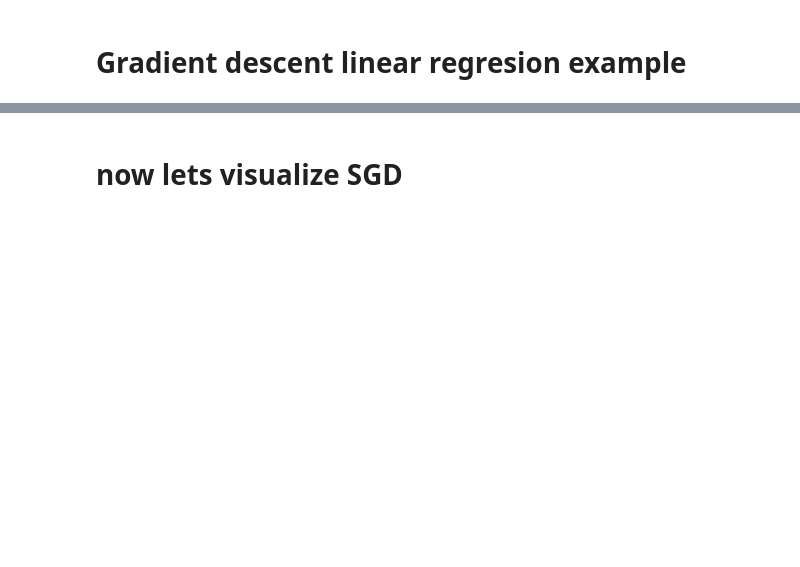
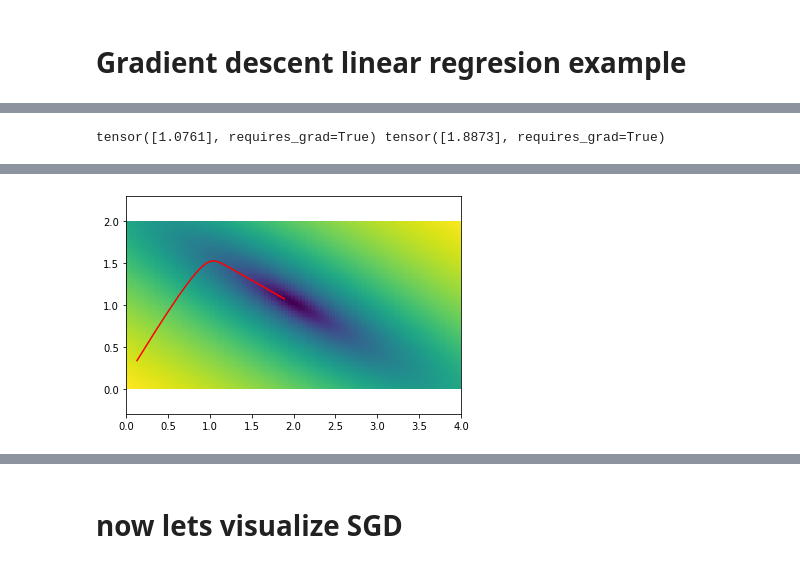
Before and after one commit to rstager/ARoboCar, a Jupyter notebook: pytorch_tutorial1.ipynb, the cells around one changed output, grey strips where cells are left out. Saved outputs shown, nothing was run; the diff lists cells and outputs as text; code cells hidden in the pictures; blank space fills up the shorter version.

```diff
--- a/pytorch_tutorial1.ipynb
+++ b/pytorch_tutorial1.ipynb
@@ -257,0 +400,22 @@ HTML(animation.ArtistAnimation(fig, artists,interval=50, blit=True,repeat_delay=
+# %%
+def trajectory_hook(artists,model,grid,X,Y):
+  artists.clear()
+  trajectory=[]
+  #pre compute the background to save time
+  background=plt.pcolor(grid[0,:,1],grid[:,0,0],torchmap(partial(lossf,model,X,Y),grid))
+  def func(model,X,Y):
+    trajectory.append((model.b.item(),model.a.item()))
+    l1,=plt.plot(*zip(*trajectory) ,c='r')
+    artists.append([l1,background])
+
+  return func
+# %%
+artists=[]
+fig, ax = plt.subplots()
+ax.set_aspect('equal', 'datalim')
+torch.manual_seed(42)
+gd(model,x_train_tensor,y_train_tensor,hook=trajectory_hook(artists,model,thetagrid,x_train_tensor,y_train_tensor),n_epochs=200)
+print(model.a,model.b)
+HTML(animation.ArtistAnimation(fig, artists,interval=50, blit=True,repeat_delay=1000).to_html5_video())
+# %% [output]
+tensor([1.0761], requires_grad=True) tensor([1.8873], requires_grad=True)
@@ -257,0 +423 @@ HTML(animation.ArtistAnimation(fig, artists,interval=50, blit=True,repeat_delay=
+[figure, added]
```
Also changed, not shown: parts of 92 cells of this notebook.
